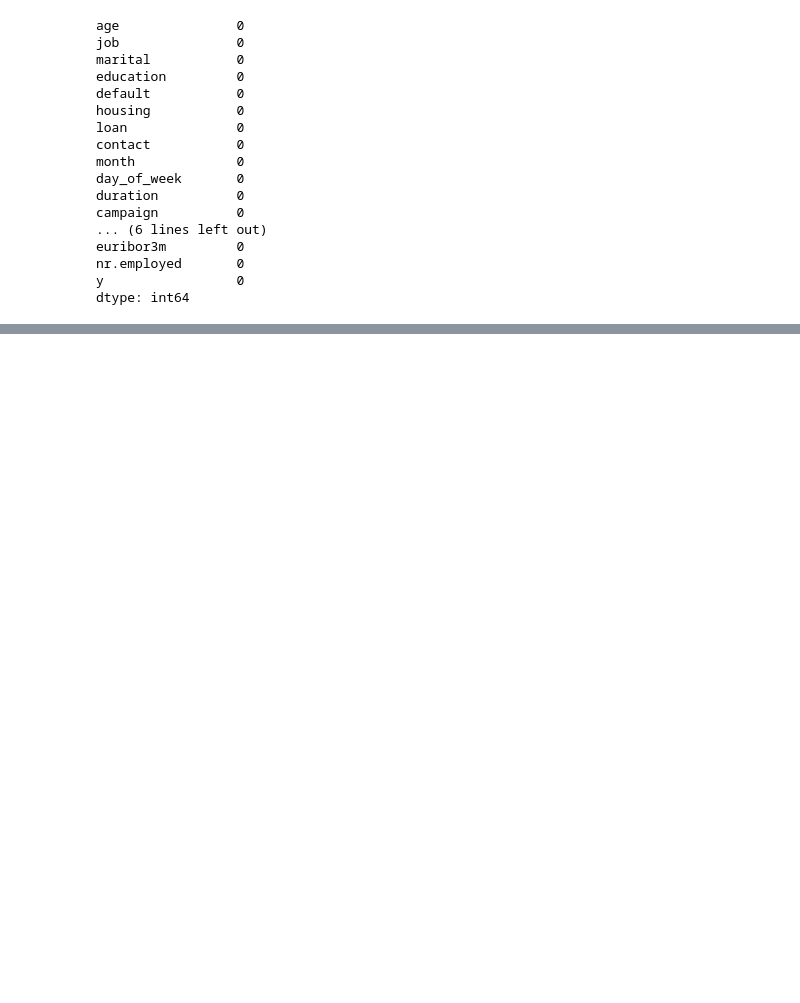
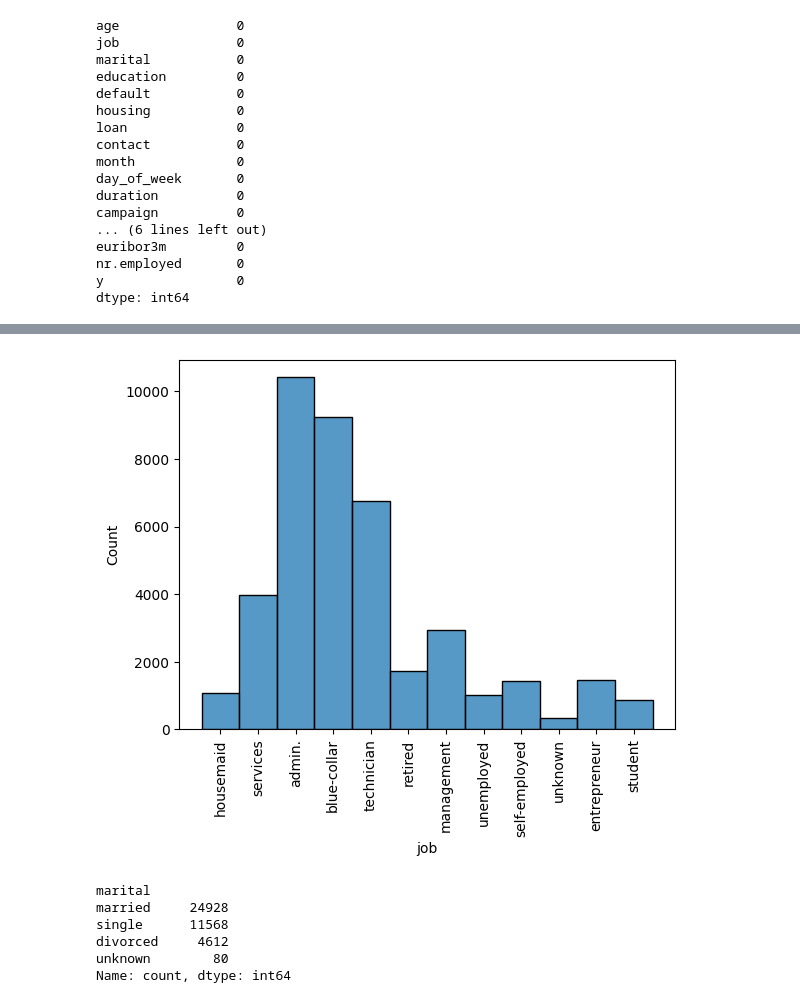
Before and after one commit to puupa/logistic-regression-project, a Jupyter notebook: src/explore.ipynb, the cells around one changed output, grey strips where cells are left out. Drawn from its saved outputs; the diff is of its cells as text; code cells hidden in the pictures; blank space fills up the shorter version.

```diff
--- a/src/explore.ipynb
+++ b/src/explore.ipynb
@@ -50,0 +85,17 @@ dtype: int64
+# %%
+sns.histplot(data=df, x='job')
+
+plt.xticks(rotation='vertical')
+plt.show()
+# %% [output]
+[figure, added]
+# %%
+# marital
+df['marital'].value_counts()
+# %% [output]
+marital
+married     24928
+single      11568
+divorced     4612
+unknown        80
+Name: count, dtype: int64
```
Also changed, not shown: parts of 24 cells of this notebook.
